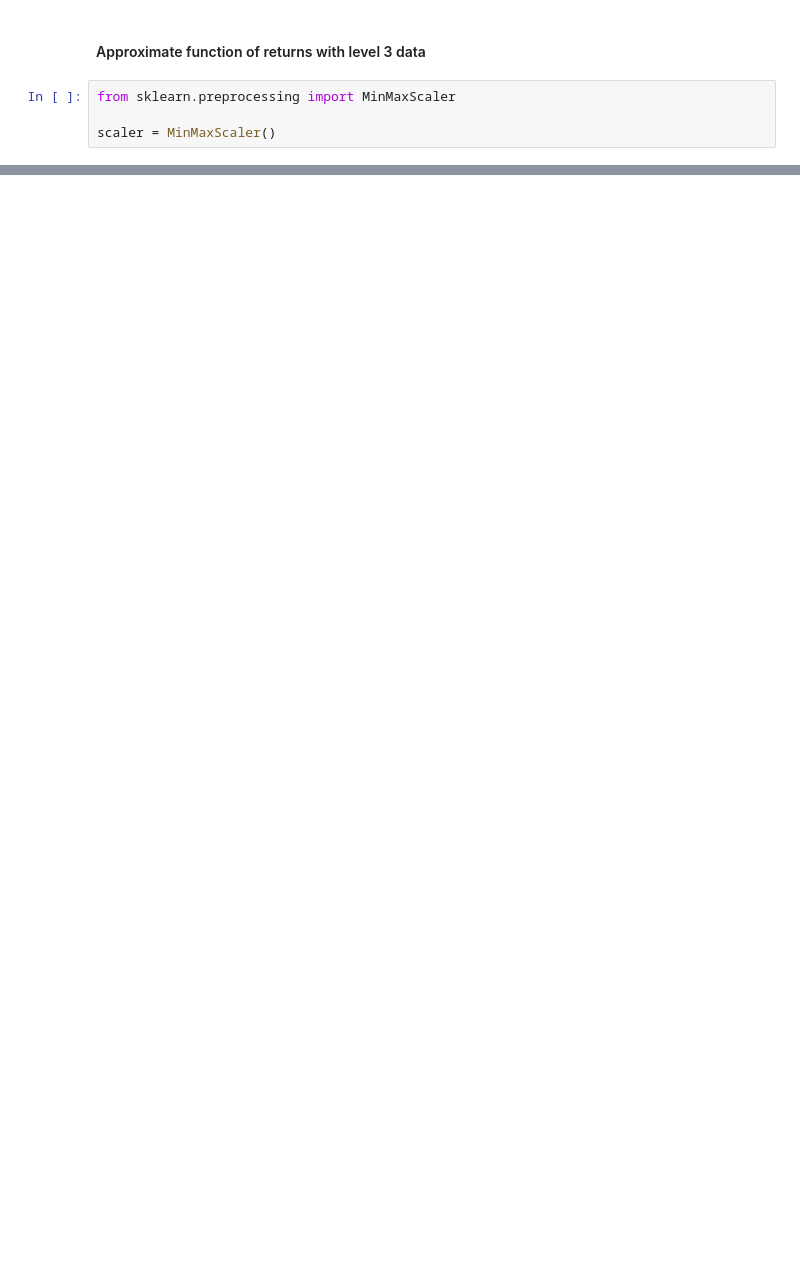
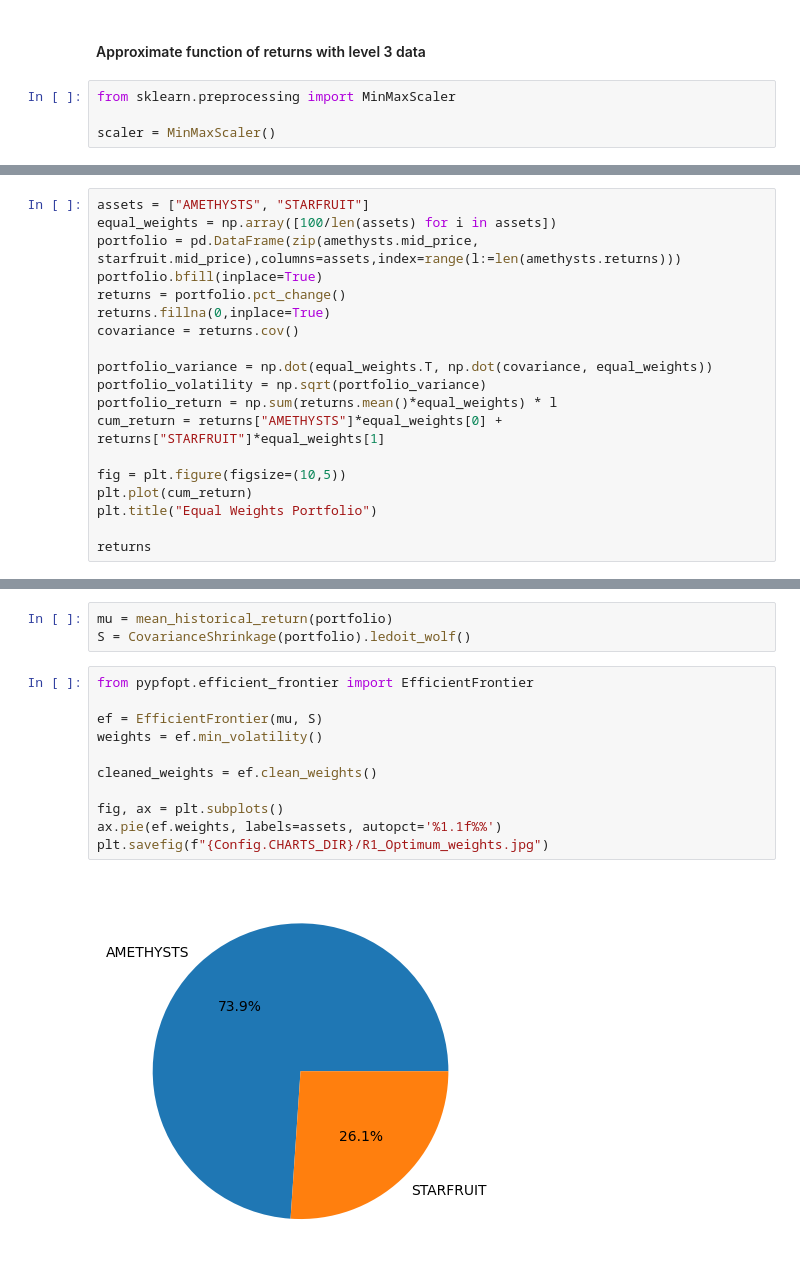
Before and after one commit to rvargas42/IMC_Prosperity2_BigWhales, a Jupyter notebook: Research/round_1/EDA_1.ipynb, the cells around one changed output, grey strips where cells are left out. Drawn from its saved outputs; the diff is of its cells as text; blank space fills up the shorter version.

```diff
--- a/Research/round_1/EDA_1.ipynb
+++ b/Research/round_1/EDA_1.ipynb
@@ -225,0 +288,19 @@ print(
+# %%
+assets = ["AMETHYSTS", "STARFRUIT"]
+equal_weights = np.array([100/len(assets) for i in assets])
+portfolio = pd.DataFrame(zip(amethysts.mid_price, starfruit.mid_price),columns=assets,index=range(l:=len(amethysts.returns)))
+portfolio.bfill(inplace=True)
+returns = portfolio.pct_change()
+returns.fillna(0,inplace=True)
+covariance = returns.cov()
+
+portfolio_variance = np.dot(equal_weights.T, np.dot(covariance, equal_weights))
+portfolio_volatility = np.sqrt(portfolio_variance)
+portfolio_return = np.sum(returns.mean()*equal_weights) * l
+cum_return = returns["AMETHYSTS"]*equal_weights[0] + returns["STARFRUIT"]*equal_weights[1]
+
+fig = plt.figure(figsize=(10,5))
+plt.plot(cum_return)
+plt.title("Equal Weights Portfolio")
+
+returns
@@ -225,0 +322,16 @@ print(
+# %%
+mu = mean_historical_return(portfolio)
+S = CovarianceShrinkage(portfolio).ledoit_wolf()
+# %%
+from pypfopt.efficient_frontier import EfficientFrontier
+
+ef = EfficientFrontier(mu, S)
+weights = ef.min_volatility()
+
+cleaned_weights = ef.clean_weights()
+
+fig, ax = plt.subplots()
+ax.pie(ef.weights, labels=assets, autopct='%1.1f%%')
+plt.savefig(f"{Config.CHARTS_DIR}/R1_Optimum_weights.jpg")
+# %% [output]
+[figure, added]
```
Also changed, not shown: parts of 17 cells of this notebook, 9 other files.
